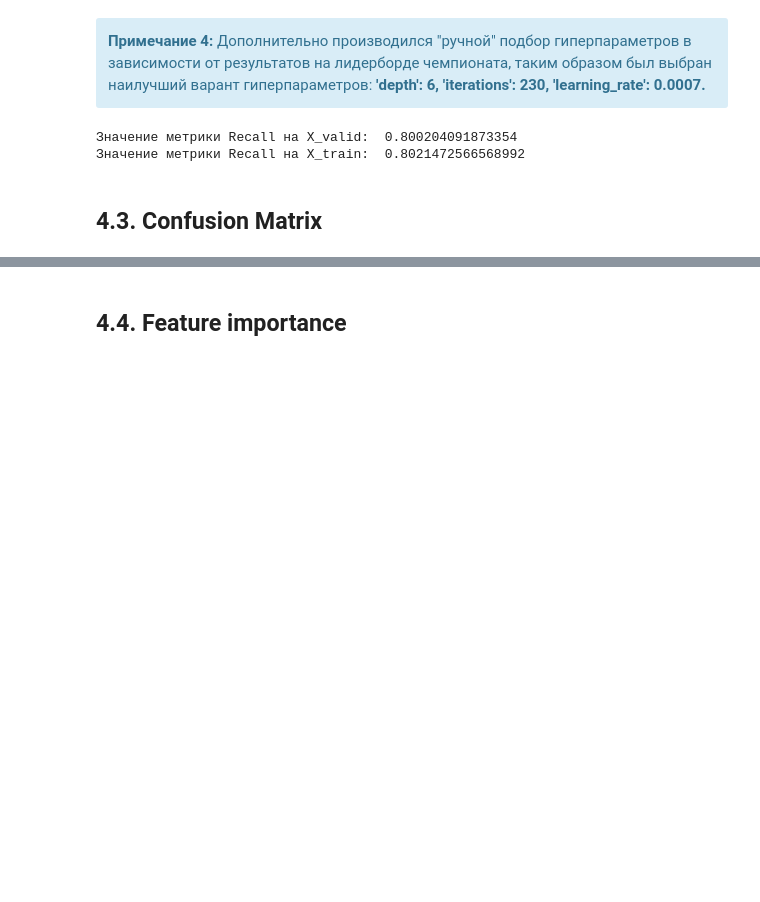
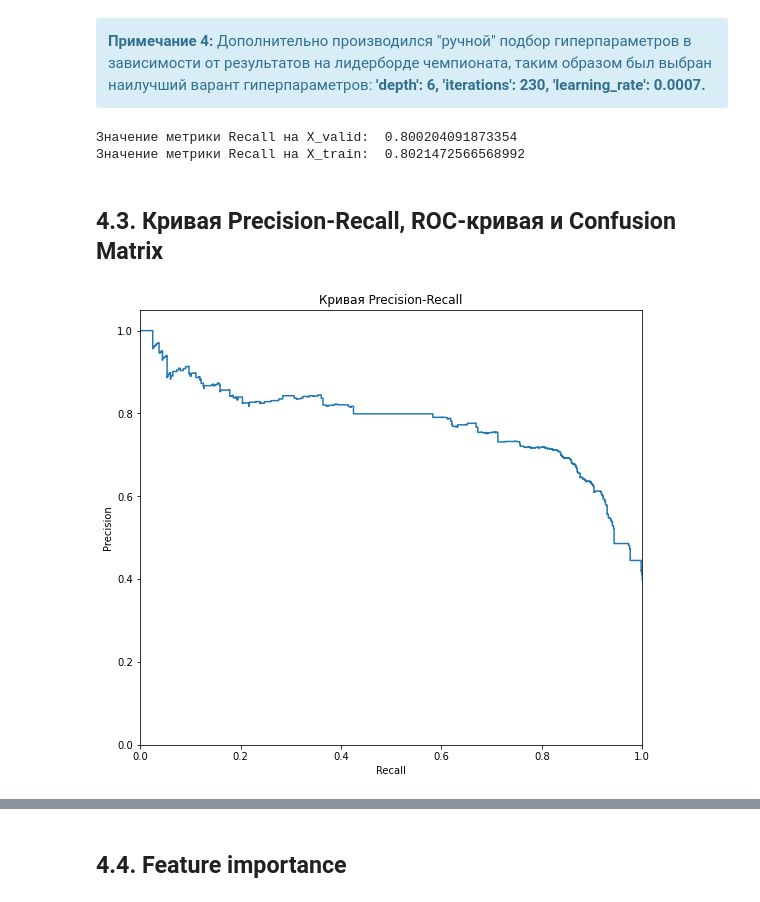
Before and after one commit to Alexwert3/rep_kareliya, a Jupyter notebook: chemp_kareliya.ipynb, the cells around one changed output, grey strips where cells are left out. Cells and saved outputs as stored; diff of their text form; code cells hidden in the pictures; blank space fills up the shorter version.

```diff
--- a/chemp_kareliya.ipynb
+++ b/chemp_kareliya.ipynb
@@ -565,5 +565,19 @@ print("Значение метрики Recall на X_train: ", recall_score(y_tr
 # %% [output]
 Значение метрики Recall на X_valid:  0.800204091873354
 Значение метрики Recall на X_train:  0.8021472566568992
-# %% [markdown]
-## 4.3. Confusion Matrix
+# %% [markdown]
+## 4.3. Кривая Precision-Recall, ROC-кривая и Confusion Matrix
+# %%
+probabilities_valid = CBC.predict_proba(X_valid)
+precision, recall, thresholds = precision_recall_curve(y_valid, probabilities_valid[:, 1])
+
+plt.figure(figsize=(9, 8))
+plt.step(recall, precision, where='post')
+plt.xlabel('Recall')
+plt.ylabel('Precision')
+plt.ylim([0.0, 1.05])
+plt.xlim([0.0, 1.0])
+plt.title('Кривая Precision-Recall')
+plt.show()
+# %% [output]
+[figure, added]
```
Also changed, not shown: parts of 10 cells of this notebook.
